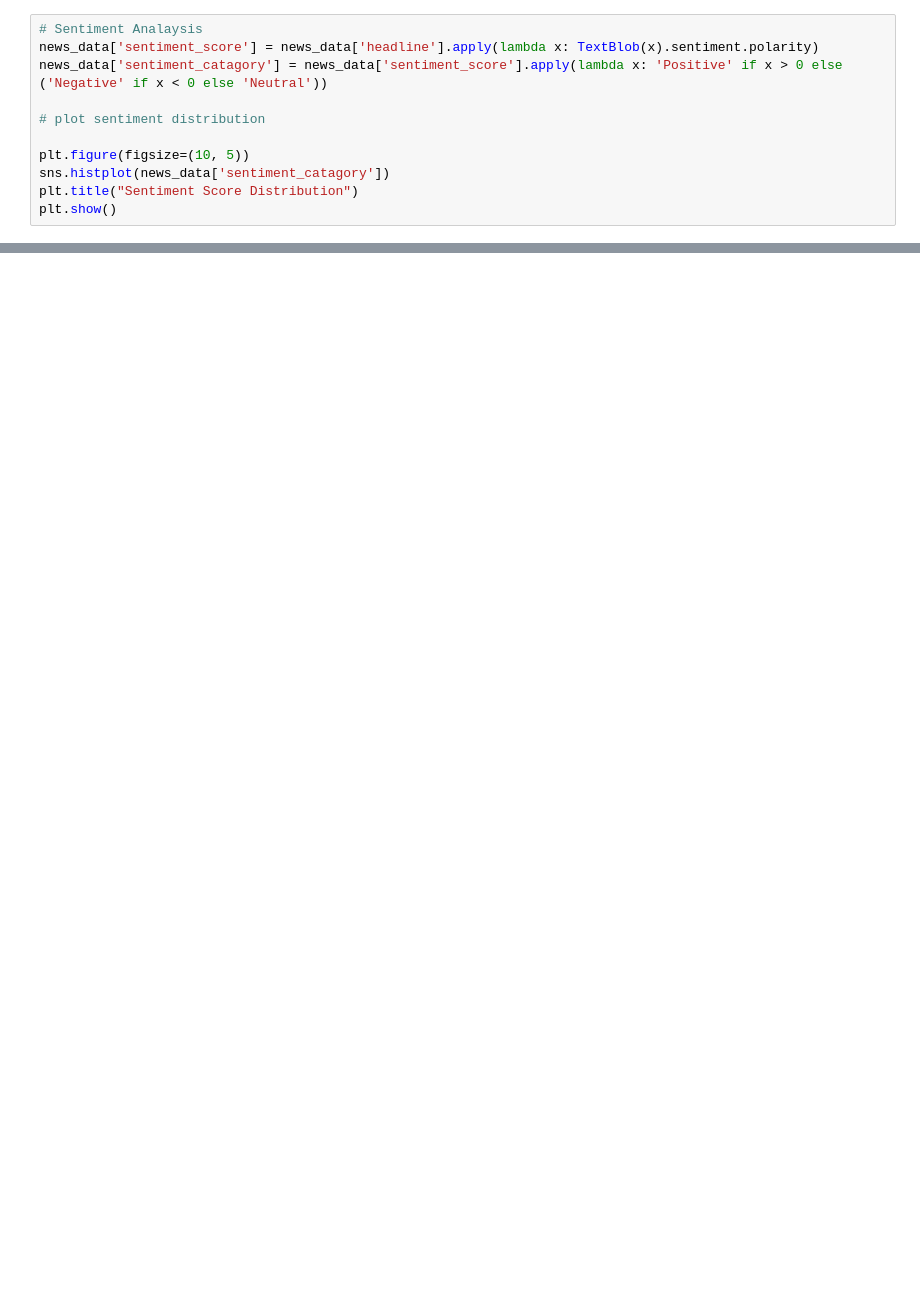
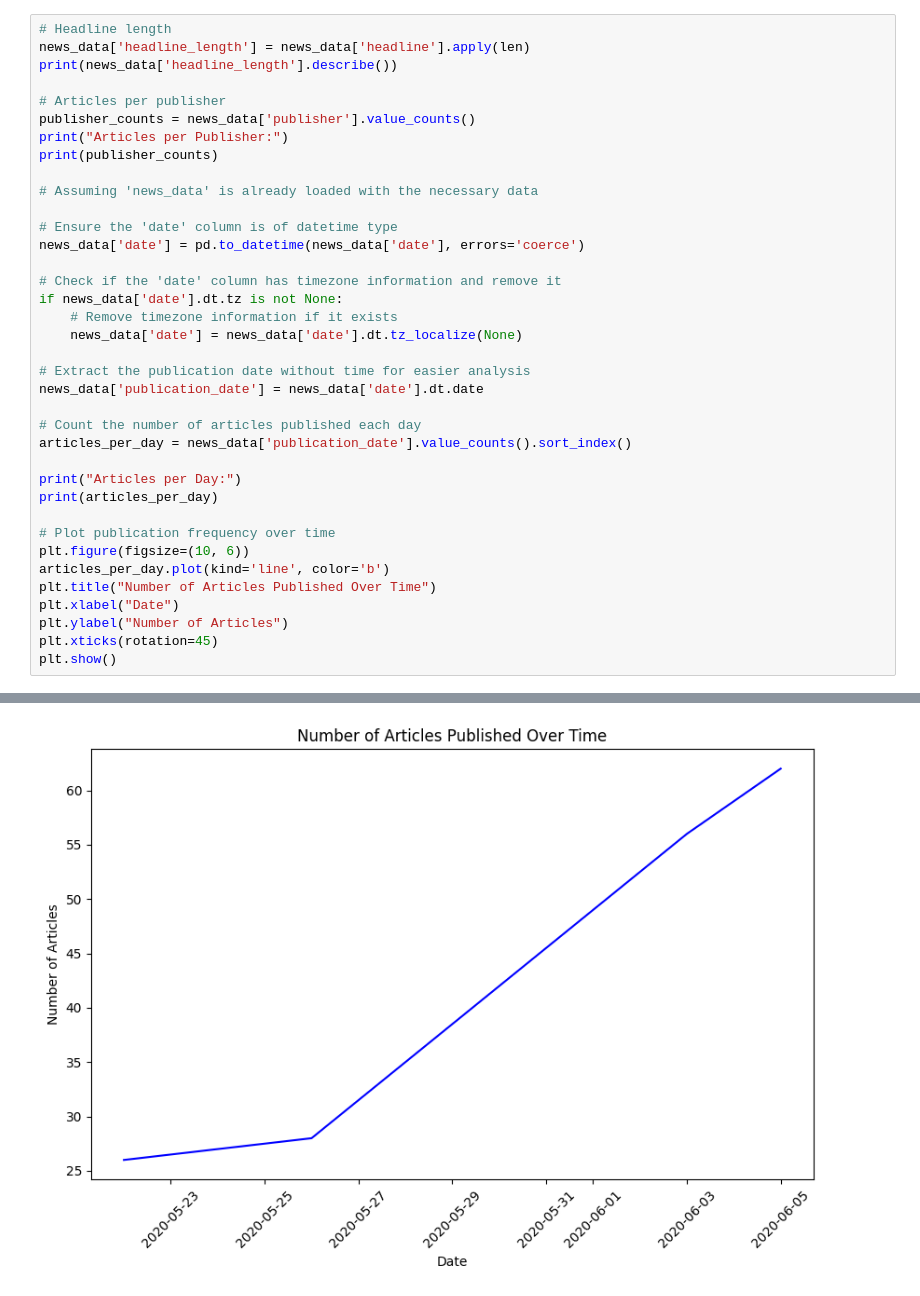
Before and after one commit to b-sam16/FinNews-and-Stock-market-Analysis, a Jupyter notebook: notebooks/eda.ipynb, the cells around one changed output, grey strips where cells are left out. Saved outputs shown, nothing was run; the diff lists cells and outputs as text; blank space fills up the shorter version.

```diff
--- a/notebooks/eda.ipynb
+++ b/notebooks/eda.ipynb
@@ -58,11 +21,38 @@ Name: headline_length, dtype: float64
-# %%
-# Sentiment Analaysis
-news_data['sentiment_score'] = news_data['headline'].apply(lambda x: TextBlob(x).sentiment.polarity)
-news_data['sentiment_catagory'] = news_data['sentiment_score'].apply(lambda x: 'Positive' if x > 0 else ('Negative' if x < 0 else 'Neutral'))
-
-# plot sentiment distribution
-
-plt.figure(figsize=(10, 5))
-sns.histplot(news_data['sentiment_catagory'])
-plt.title("Sentiment Score Distribution")
-plt.show()
+# %%
+# Headline length
+news_data['headline_length'] = news_data['headline'].apply(len)
+print(news_data['headline_length'].describe())
+
+# Articles per publisher
+publisher_counts = news_data['publisher'].value_counts()
+print("Articles per Publisher:")
+print(publisher_counts)
+
+# Assuming 'news_data' is already loaded with the necessary data
+
+# Ensure the 'date' column is of datetime type
+news_data['date'] = pd.to_datetime(news_data['date'], errors='coerce')
+
+# Check if the 'date' column has timezone information and remove it
+if news_data['date'].dt.tz is not None:
+    # Remove timezone information if it exists
+    news_data['date'] = news_data['date'].dt.tz_localize(None)
+
+# Extract the publication date without time for easier analysis
+news_data['publication_date'] = news_data['date'].dt.date
+
+# Count the number of articles published each day
+articles_per_day = news_data['publication_date'].value_counts().sort_index()
+
+print("Articles per Day:")
+print(articles_per_day)
+
+# Plot publication frequency over time
+plt.figure(figsize=(10, 6))
+articles_per_day.plot(kind='line', color='b')
+plt.title("Number of Articles Published Over Time")
+plt.xlabel("Date")
+plt.ylabel("Number of Articles")
+plt.xticks(rotation=45)
+plt.show()
+# %% [output]
@@ -69,3 +76,4 @@ plt.show()
+[figure, added]
 # %%
 # Perform sentiment analysis
 def categorize_sentiment(text):
```
Also changed, not shown: parts of 6 cells of this notebook.
